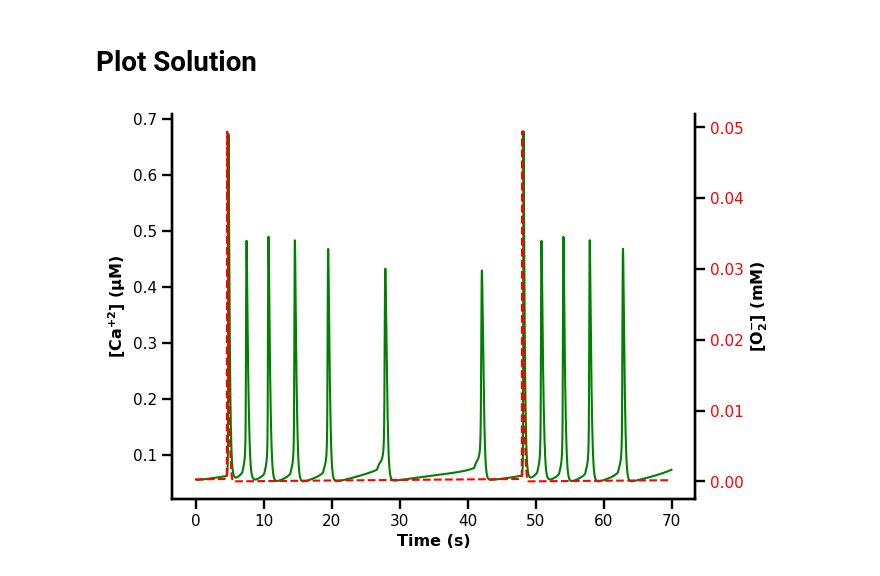
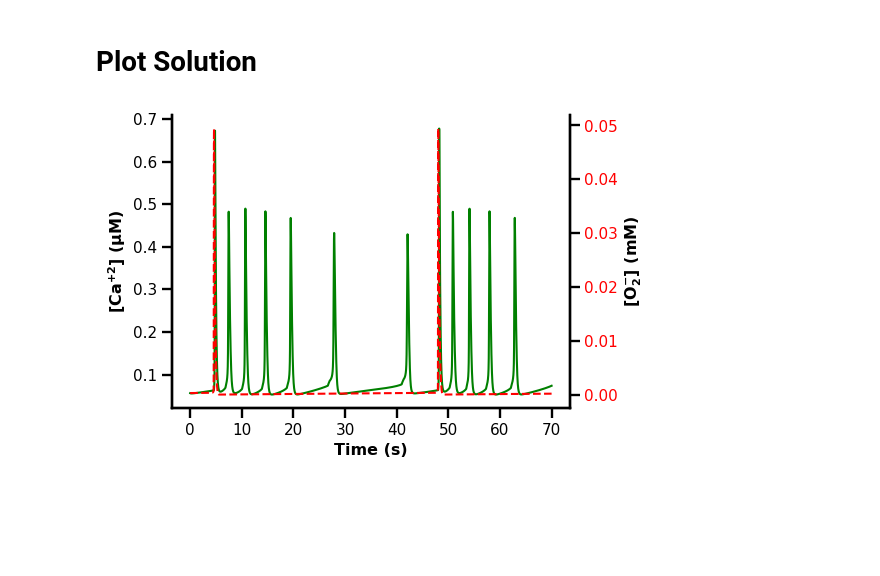
Before and after one commit to Ali-Same-Majandeh/Calcium-Frequency-Modulation, a Jupyter notebook: Model.ipynb, the cells around one changed output. Drawn from its saved outputs; the diff is of its cells as text; code cells hidden in the pictures; blank space fills up the shorter version.

```diff
--- a/Model.ipynb
+++ b/Model.ipynb
@@ -323,32 +323,32 @@ st= 0
 dt= 0.01
 en= (te-ts-1)*dt
 t= np.linspace(st, en, le)
 
 plt.rcParams['mathtext.default'] = 'regular'
 plt.rcParams['mathtext.fontset'] = 'stix'
 plt.rcParams['axes.linewidth']= 1.7
 
 i= z.y[7]
 j= z.y[10]
 m= z.y[2]
-h= 5
+h= 3.8
 size= (h*1.35, h)
 fig, ax1 = plt.subplots(figsize=size)
 line1, =ax1.plot(t, i[ts:te], color= 'Green', label= r'Near Cytosol [Ca$^{+2}$]')
 ax1.set_ylabel(r'[Ca$^{+2}$] (μM)', fontsize=11.5, fontweight='bold')
 
 ax2= ax1.twinx()
 line3,= ax2.plot(t, m[ts:te], color= 'Red', linestyle= '--', label= r'Near Cytosol [$O_2^{-}$]')
 ax2.set_ylabel(r'[$O_2^{-}$] (mM)', fontsize=11.5, fontweight='bold')
 ax2.tick_params(axis='y', labelcolor='r')
 
 ax1.spines[['top',]].set_visible(False)
 ax2.spines[['top',]].set_visible(False)
 ax1.tick_params(axis='both', which='major', labelsize=11, width=1.7, length=7)
 ax2.tick_params(axis='both', which='major', labelsize=11, width=1.7, length=7)
 ax1.set_xlabel(r'Time (s)', fontsize=11.5, fontweight='bold')
 
 plt.savefig('Simulation_Output.png', dpi= 300, bbox_inches= 'tight')
 plt.show()
 # %% [output]
-[figure, old version]
+[figure, new version]
```
Also changed, not shown: 2 other files.
